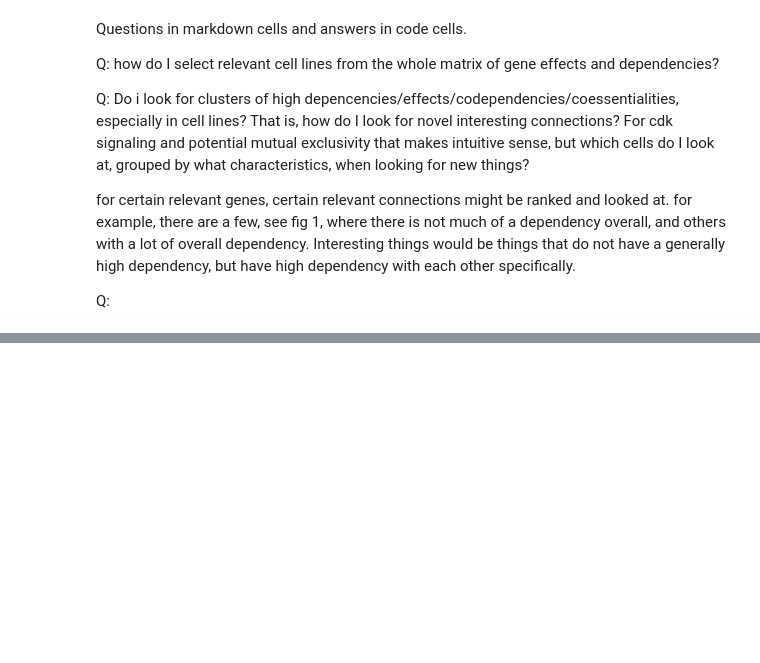
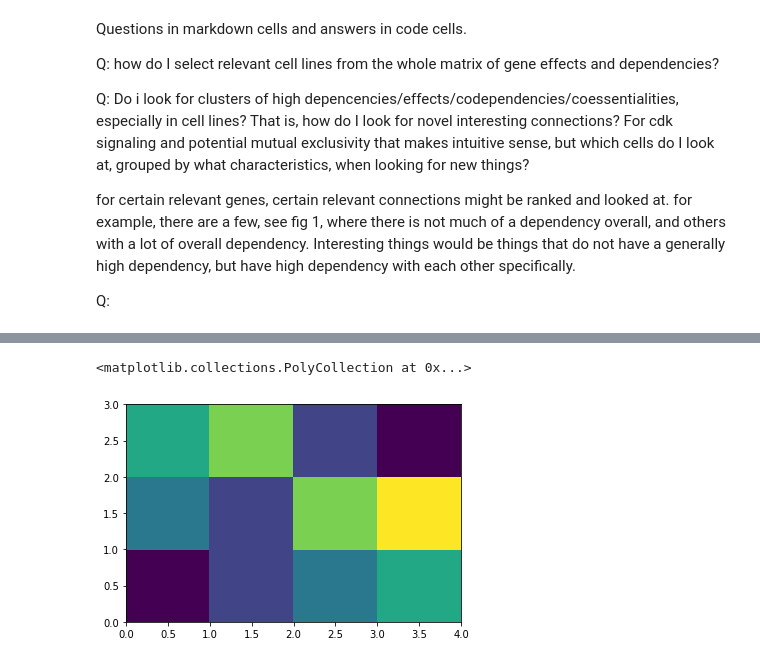
Before and after one commit to lannwal/projectlab, a Jupyter notebook: Exploration.ipynb, the cells around one changed output, grey strips where cells are left out. Cells and saved outputs as stored; diff of their text form; code cells hidden in the pictures; blank space fills up the shorter version.

```diff
--- a/Exploration.ipynb
+++ b/Exploration.ipynb
@@ -384,0 +468,5 @@ Q:
+# %%
+plt.pcolor(data)
+# %% [output]
+<matplotlib.collections.PolyCollection at 0x...>
+[figure, added]
```
Also changed, not shown: parts of 16 cells of this notebook, 2 other files.
